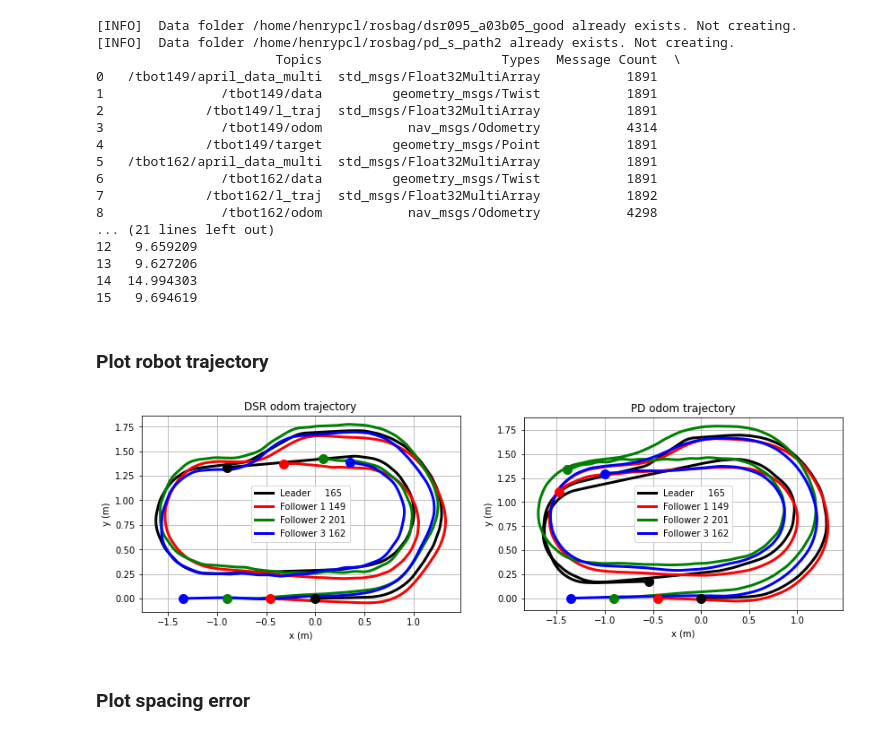
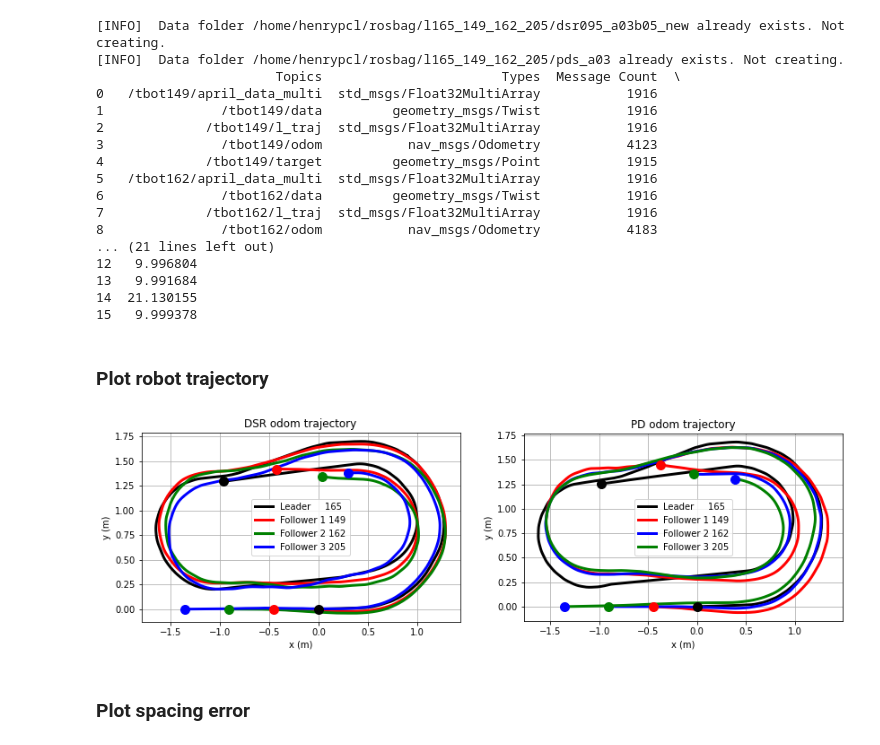
Before and after one commit to holyhenry/DSR_s_curve_tbot_test, a Jupyter notebook: plotting/scripts/data_visualize.ipynb, the cells around one changed output. Drawn from its saved outputs; the diff is of its cells as text; code cells hidden in the pictures.

```diff
--- a/plotting/scripts/data_visualize.ipynb
+++ b/plotting/scripts/data_visualize.ipynb
@@ -6,8 +6,8 @@ import matplotlib.pyplot as plt
 import numpy as np
 import math
 # %%
-file_dsr = '/home/henrypcl/rosbag/dsr095_a03b05_good.bag'
-file_pds = '/home/henrypcl/rosbag/pd_s_path2.bag'
+file_dsr = '/home/henrypcl/rosbag/l165_149_162_205/dsr095_a03b05_new.bag'
+file_pds = '/home/henrypcl/rosbag/l165_149_162_205/pds_a03.bag'
 # file_dsr = '/Users/henrychang/DSR_s_curve_tbot_test/rosbag/dsr_path2.bag'
 # file_pds = '/Users/henrychang/DSR_s_curve_tbot_test/rosbag/pd_s_path2.bag'
 readbag_dsr = bagreader(file_dsr)
@@ -15,23 +15,23 @@ readbag_pds = bagreader(file_pds)
 
 print(readbag_dsr.topic_table)
 # %% [output]
-[INFO]  Data folder /home/henrypcl/rosbag/dsr095_a03b05_good already exists. Not creating.
-[INFO]  Data folder /home/henrypcl/rosbag/pd_s_path2 already exists. Not creating.
+[INFO]  Data folder /home/henrypcl/rosbag/l165_149_162_205/dsr095_a03b05_new already exists. Not creating.
+[INFO]  Data folder /home/henrypcl/rosbag/l165_149_162_205/pds_a03 already exists. Not creating.
                        Topics                       Types  Message Count  \
-0   /tbot149/april_data_multi  std_msgs/Float32MultiArray           1891
-1               /tbot149/data         geometry_msgs/Twist           1891
-2             /tbot149/l_traj  std_msgs/Float32MultiArray           1891
-3               /tbot149/odom           nav_msgs/Odometry           4314
-4             /tbot149/target         geometry_msgs/Point           1891
-5   /tbot162/april_data_multi  std_msgs/Float32MultiArray           1891
-6               /tbot162/data         geometry_msgs/Twist           1891
-7             /tbot162/l_traj  std_msgs/Float32MultiArray           1892
-8               /tbot162/odom           nav_msgs/Odometry           4298
+0   /tbot149/april_data_multi  std_msgs/Float32MultiArray           1916
+1               /tbot149/data         geometry_msgs/Twist           1916
+2             /tbot149/l_traj  std_msgs/Float32MultiArray           1916
+3               /tbot149/odom           nav_msgs/Odometry           4123
+4             /tbot149/target         geometry_msgs/Point           1915
+5   /tbot162/april_data_multi  std_msgs/Float32MultiArray           1916
+6               /tbot162/data         geometry_msgs/Twist           1916
+7             /tbot162/l_traj  std_msgs/Float32MultiArray           1916
+8               /tbot162/odom           nav_msgs/Odometry           4183
 ... (21 lines left out)
-12   9.659209
-13   9.627206
-14  14.994303
-15   9.694619
+12   9.996804
+13   9.991684
+14  21.130155
+15   9.999378
 # %% [markdown]
 ### Plot robot trajectory
 # %%
@@ -49,13 +49,6 @@ odom149_data_pds = pd.read_csv(readbag_pds.message_by_topic('/tbot149/odom'))
 posx149_pds = odom149_data_pds['pose.pose.position.x'].to_numpy()
 posy149_pds = odom149_data_pds['pose.pose.position.y'].to_numpy()
 
-odom201_data_dsr = pd.read_csv(readbag_dsr.message_by_topic('/tbot201/odom'))
-posx201_dsr = odom201_data_dsr['pose.pose.position.x'].to_numpy()
-posy201_dsr = odom201_data_dsr['pose.pose.position.y'].to_numpy()
-odom201_data_pds = pd.read_csv(readbag_pds.message_by_topic('/tbot201/odom'))
-posx201_pds = odom201_data_pds['pose.pose.position.x'].to_numpy()
-posy201_pds = odom201_data_pds['pose.pose.position.y'].to_numpy()
-
 odom162_data_dsr = pd.read_csv(readbag_dsr.message_by_topic('/tbot162/odom'))
 posx162_dsr = odom162_data_dsr['pose.pose.position.x'].to_numpy()
 posy162_dsr = odom162_data_dsr['pose.pose.position.y'].to_numpy()
@@ -63,48 +56,55 @@ odom162_data_pds = pd.read_csv(readbag_pds.message_by_topic('/tbot162/odom'))
 posx162_pds = odom162_data_pds['pose.pose.position.x'].to_numpy()
 posy162_pds = odom162_data_pds['pose.pose.position.y'].to_numpy()
 
+odom205_data_dsr = pd.read_csv(readbag_dsr.message_by_topic('/tbot205/odom'))
+posx205_dsr = odom205_data_dsr['pose.pose.position.x'].to_numpy()
+posy205_dsr = odom205_data_dsr['pose.pose.position.y'].to_numpy()
+odom205_data_pds = pd.read_csv(readbag_pds.message_by_topic('/tbot205/odom'))
+posx205_pds = odom205_data_pds['pose.pose.position.x'].to_numpy()
+posy205_pds = odom205_data_pds['pose.pose.position.y'].to_numpy()
+
 d = 0.45
 
 fig, (ax1, ax2) = plt.subplots(1,2,figsize=(14,6))
 ax1.plot(posx165_dsr,     posy165_dsr,'k-', linewidth=3,label='Leader     165')
 ax1.plot(posx149_dsr-d,   posy149_dsr,'r-', linewidth=3,label='Follower 1 149')
-ax1.plot(posx201_dsr-2*d, posy201_dsr,'g-', linewidth=3,label='Follower 2 201')
-ax1.plot(posx162_dsr-3*d, posy162_dsr,'b-', linewidth=3,label='Follower 3 162')
+ax1.plot(posx162_dsr-2*d, posy162_dsr,'g-', linewidth=3,label='Follower 2 162')
+ax1.plot(posx205_dsr-3*d, posy205_dsr,'b-', linewidth=3,label='Follower 3 205')
 ax1.plot(posx165_dsr[0],     posy165_dsr[0],'ko', markersize=10)
 ax1.plot(posx149_dsr[0]-d,   posy149_dsr[0],'ro', markersize=10)
-ax1.plot(posx201_dsr[0]-2*d, posy201_dsr[0],'go', markersize=10)
-ax1.plot(posx162_dsr[0]-3*d, posy162_dsr[0],'bo', markersize=10)
+ax1.plot(posx162_dsr[0]-2*d, posy162_dsr[0],'go', markersize=10)
+ax1.plot(posx205_dsr[0]-3*d, posy205_dsr[0],'bo', markersize=10)
 ax1.plot(posx165_dsr[-1],     posy165_dsr[-1],'ko', markersize=10)
 ax1.plot(posx149_dsr[-1]-d,   posy149_dsr[-1],'ro', markersize=10)
-ax1.plot(posx201_dsr[-1]-2*d, posy201_dsr[-1],'go', markersize=10)
-ax1.plot(posx162_dsr[-1]-3*d, posy162_dsr[-1],'bo', markersize=10)
+ax1.plot(posx162_dsr[-1]-2*d, posy162_dsr[-1],'go', markersize=10)
+ax1.plot(posx205_dsr[-1]-3*d, posy205_dsr[-1],'bo', markersize=10)
 ax1.set_xlabel('x (m)')
 ax1.set_ylabel('y (m)')
 ax1.set_aspect('equal')
 ax1.set_title('DSR odom trajectory')
 ax1.legend()
 ax1.grid()
 
 ax2.plot(posx165_pds,     posy165_pds,'k-', linewidth=3,label='Leader     165')
 ax2.plot(posx149_pds-d,   posy149_pds,'r-', linewidth=3,label='Follower 1 149')
-ax2.plot(posx201_pds-2*d, posy201_pds,'g-', linewidth=3,label='Follower 2 201')
-ax2.plot(posx162_pds-3*d, posy162_pds,'b-', linewidth=3,label='Follower 3 162')
+ax2.plot(posx162_pds-2*d, posy162_pds,'b-', linewidth=3,label='Follower 2 162')
+ax2.plot(posx205_pds-3*d, posy205_pds,'g-', linewidth=3,label='Follower 3 205')
 ax2.plot(posx165_pds[0],     posy165_pds[0],'ko', markersize=10)
 ax2.plot(posx149_pds[0]-d,   posy149_pds[0],'ro', markersize=10)
-ax2.plot(posx201_pds[0]-2*d, posy201_pds[0],'go', markersize=10)
-ax2.plot(posx162_pds[0]-3*d, posy162_pds[0],'bo', markersize=10)
+ax2.plot(posx162_pds[0]-2*d, posy162_pds[0],'go', markersize=10)
+ax2.plot(posx205_pds[0]-3*d, posy205_pds[0],'bo', markersize=10)
 ax2.plot(posx165_pds[-1],     posy165_pds[-1],'ko', markersize=10)
 ax2.plot(posx149_pds[-1]-d,   posy149_pds[-1],'ro', markersize=10)
-ax2.plot(posx201_pds[-1]-2*d, posy201_pds[-1],'go', markersize=10)
-ax2.plot(posx162_pds[-1]-3*d, posy162_pds[-1],'bo', markersize=10)
+ax2.plot(posx162_pds[-1]-2*d, posy162_pds[-1],'go', markersize=10)
+ax2.plot(posx205_pds[-1]-3*d, posy205_pds[-1],'bo', markersize=10)
 ax2.set_xlabel('x (m)')
 ax2.set_ylabel('y (m)')
 ax2.set_aspect('equal')
 ax2.set_title('PD odom trajectory')
 ax2.legend()
 ax2.grid()
 # %% [output]
-[figure, old version]
+[figure, new version]
 # %% [markdown]
 ### Plot spacing error
 # %%
```
Also changed, not shown: parts of 5 cells of this notebook.
